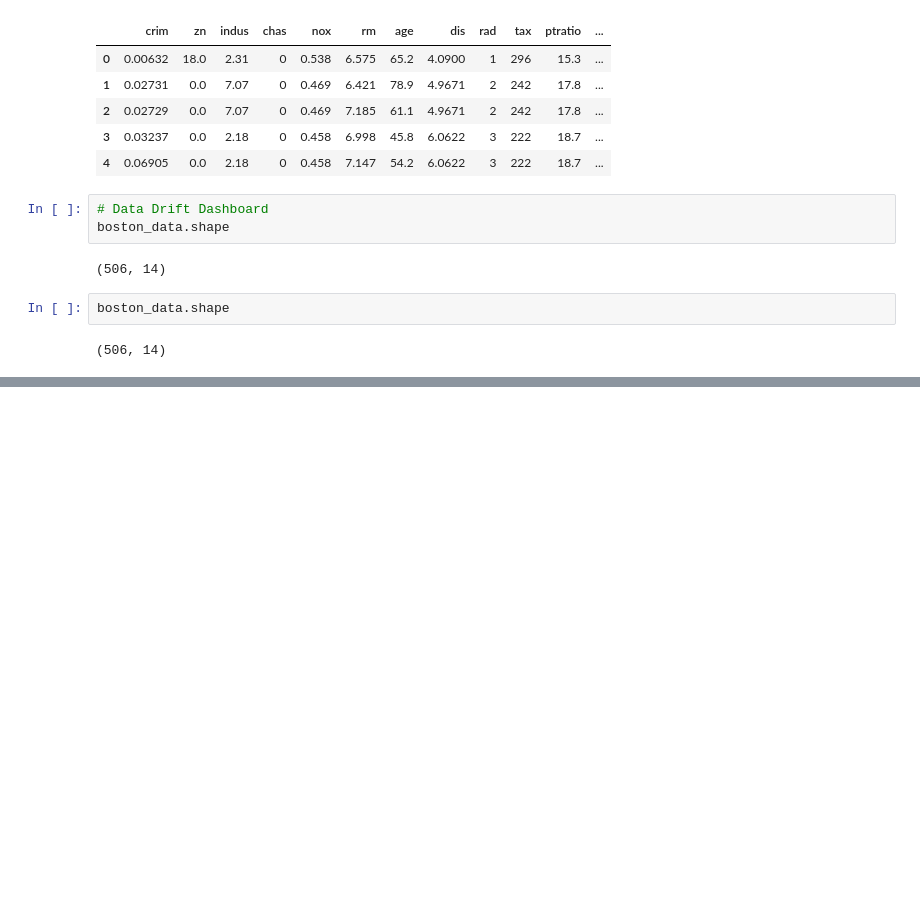
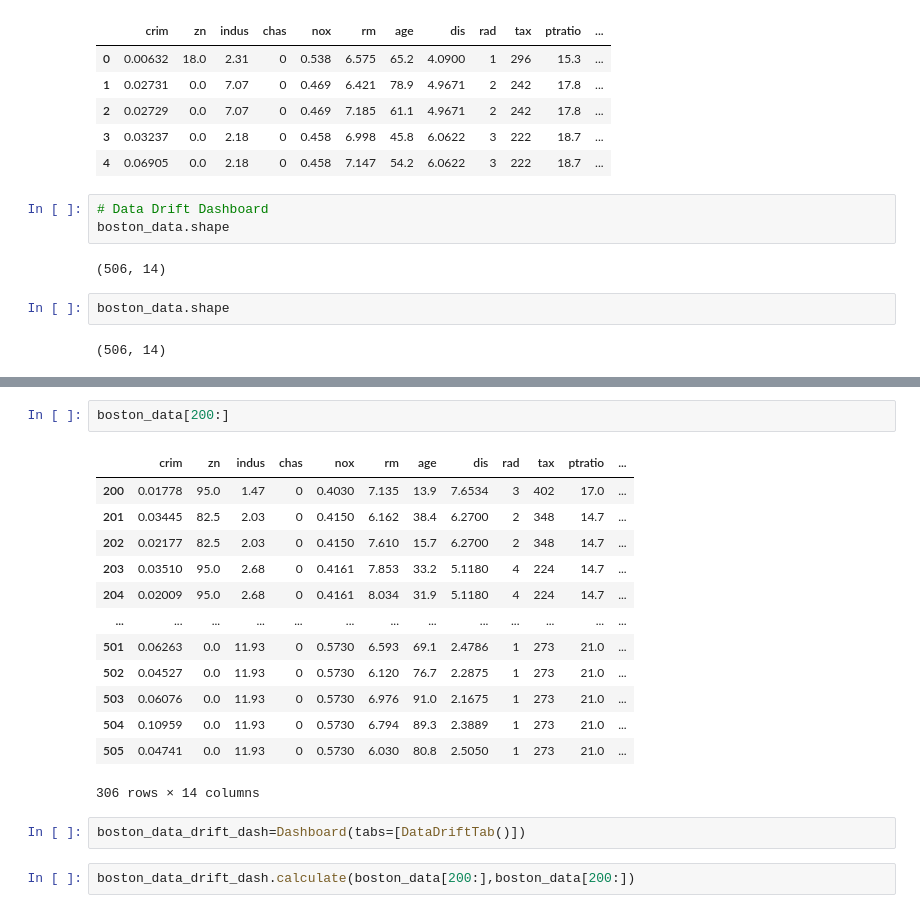
Before and after one commit to AbdulQadir0211/US_Visa_approval_prediction_MLops, a Jupyter notebook: notebook/data_drift_with_evidently.ipynb, the cells around one changed output, grey strips where cells are left out. Drawn from its saved outputs; the diff is of its cells as text; blank space fills up the shorter version.

```diff
--- a/notebook/data_drift_with_evidently.ipynb
+++ b/notebook/data_drift_with_evidently.ipynb
@@ -32,0 +49,20 @@ boston_data.shape
+# %%
+boston_data[200:]
+# %% [output]
+|  | crim | zn | indus | chas | nox | rm | age | dis | rad | tax | ptratio | ... |
+| 200 | 0.01778 | 95.0 | 1.47 | 0 | 0.4030 | 7.135 | 13.9 | 7.6534 | 3 | 402 | 17.0 | ... |
+| 201 | 0.03445 | 82.5 | 2.03 | 0 | 0.4150 | 6.162 | 38.4 | 6.2700 | 2 | 348 | 14.7 | ... |
+| 202 | 0.02177 | 82.5 | 2.03 | 0 | 0.4150 | 7.610 | 15.7 | 6.2700 | 2 | 348 | 14.7 | ... |
+| 203 | 0.03510 | 95.0 | 2.68 | 0 | 0.4161 | 7.853 | 33.2 | 5.1180 | 4 | 224 | 14.7 | ... |
+| 204 | 0.02009 | 95.0 | 2.68 | 0 | 0.4161 | 8.034 | 31.9 | 5.1180 | 4 | 224 | 14.7 | ... |
+| ... | ... | ... | ... | ... | ... | ... | ... | ... | ... | ... | ... | ... |
+| 501 | 0.06263 | 0.0 | 11.93 | 0 | 0.5730 | 6.593 | 69.1 | 2.4786 | 1 | 273 | 21.0 | ... |
+| 502 | 0.04527 | 0.0 | 11.93 | 0 | 0.5730 | 6.120 | 76.7 | 2.2875 | 1 | 273 | 21.0 | ... |
+| 503 | 0.06076 | 0.0 | 11.93 | 0 | 0.5730 | 6.976 | 91.0 | 2.1675 | 1 | 273 | 21.0 | ... |
+| 504 | 0.10959 | 0.0 | 11.93 | 0 | 0.5730 | 6.794 | 89.3 | 2.3889 | 1 | 273 | 21.0 | ... |
+| 505 | 0.04741 | 0.0 | 11.93 | 0 | 0.5730 | 6.030 | 80.8 | 2.5050 | 1 | 273 | 21.0 | ... |
+306 rows × 14 columns
+# %%
+boston_data_drift_dash=Dashboard(tabs=[DataDriftTab()])
+# %%
+boston_data_drift_dash.calculate(boston_data[200:],boston_data[200:])
```
Also changed, not shown: parts of 3 cells of this notebook, 2 other files.
